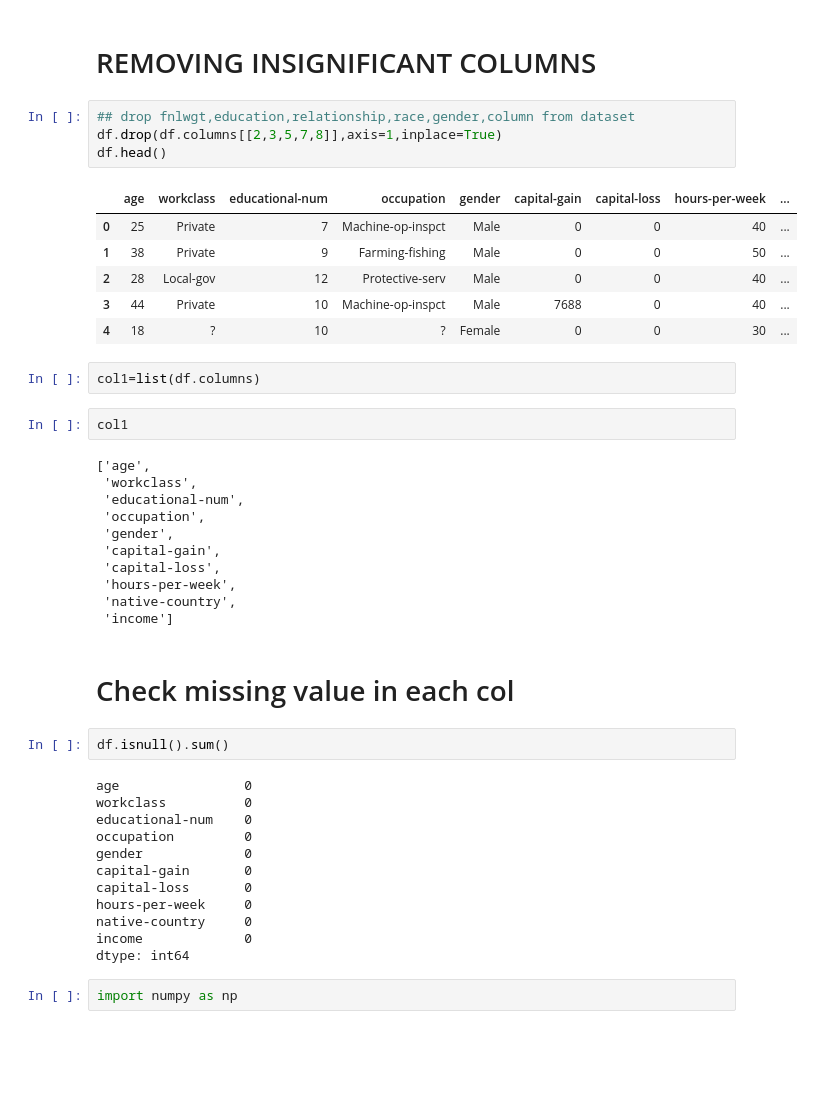
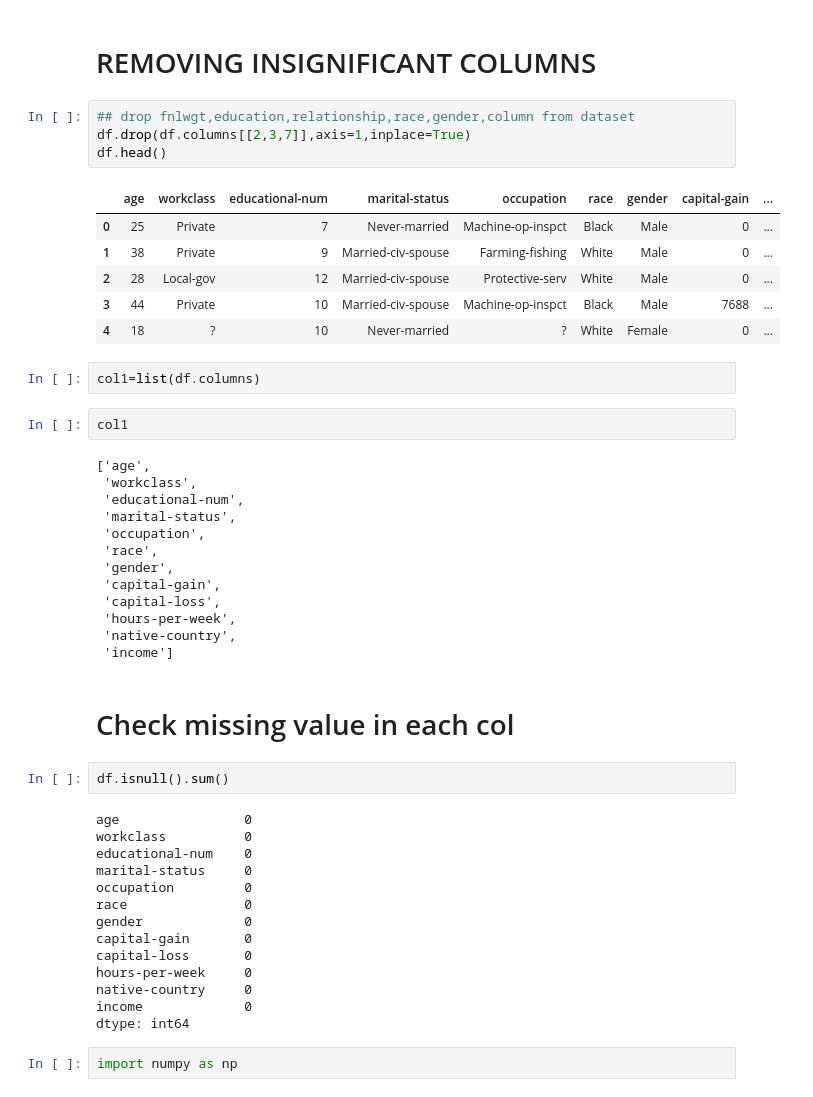
Before and after one commit to shatmanyu/income-prediction, a Jupyter notebook: Assignment/WEEK 3.ipynb, the cells around one changed output. Saved outputs shown, nothing was run; the diff lists cells and outputs as text; blank space fills up the shorter version.

```diff
--- a/Assignment/WEEK 3.ipynb
+++ b/Assignment/WEEK 3.ipynb
@@ -200,15 +200,15 @@ income ['<=50K' '>50K']
 # REMOVING INSIGNIFICANT COLUMNS
 # %%
 ## drop fnlwgt,education,relationship,race,gender,column from dataset
-df.drop(df.columns[[2,3,5,7,8]],axis=1,inplace=True)
+df.drop(df.columns[[2,3,7]],axis=1,inplace=True)
 df.head()
 # %% [output]
-|  | age | workclass | educational-num | occupation | gender | capital-gain | capital-loss | hours-per-week | ... |
-| 0 | 25 | Private | 7 | Machine-op-inspct | Male | 0 | 0 | 40 | ... |
-| 1 | 38 | Private | 9 | Farming-fishing | Male | 0 | 0 | 50 | ... |
-| 2 | 28 | Local-gov | 12 | Protective-serv | Male | 0 | 0 | 40 | ... |
-| 3 | 44 | Private | 10 | Machine-op-inspct | Male | 7688 | 0 | 40 | ... |
-| 4 | 18 | ? | 10 | ? | Female | 0 | 0 | 30 | ... |
+|  | age | workclass | educational-num | marital-status | occupation | race | gender | capital-gain | ... |
+| 0 | 25 | Private | 7 | Never-married | Machine-op-inspct | Black | Male | 0 | ... |
+| 1 | 38 | Private | 9 | Married-civ-spouse | Farming-fishing | White | Male | 0 | ... |
+| 2 | 28 | Local-gov | 12 | Married-civ-spouse | Protective-serv | White | Male | 0 | ... |
+| 3 | 44 | Private | 10 | Married-civ-spouse | Machine-op-inspct | Black | Male | 7688 | ... |
+| 4 | 18 | ? | 10 | Never-married | ? | White | Female | 0 | ... |
 # %%
 col1=list(df.columns)
 # %%
@@ -217,7 +217,9 @@ col1
 ['age',
  'workclass',
  'educational-num',
+ 'marital-status',
  'occupation',
+ 'race',
  'gender',
  'capital-gain',
  'capital-loss',
@@ -232,7 +234,9 @@ df.isnull().sum()
 age                0
 workclass          0
 educational-num    0
+marital-status     0
 occupation         0
+race               0
 gender             0
 capital-gain       0
 capital-loss       0
```
Also changed, not shown: parts of 16 cells of this notebook, 2 other files.
